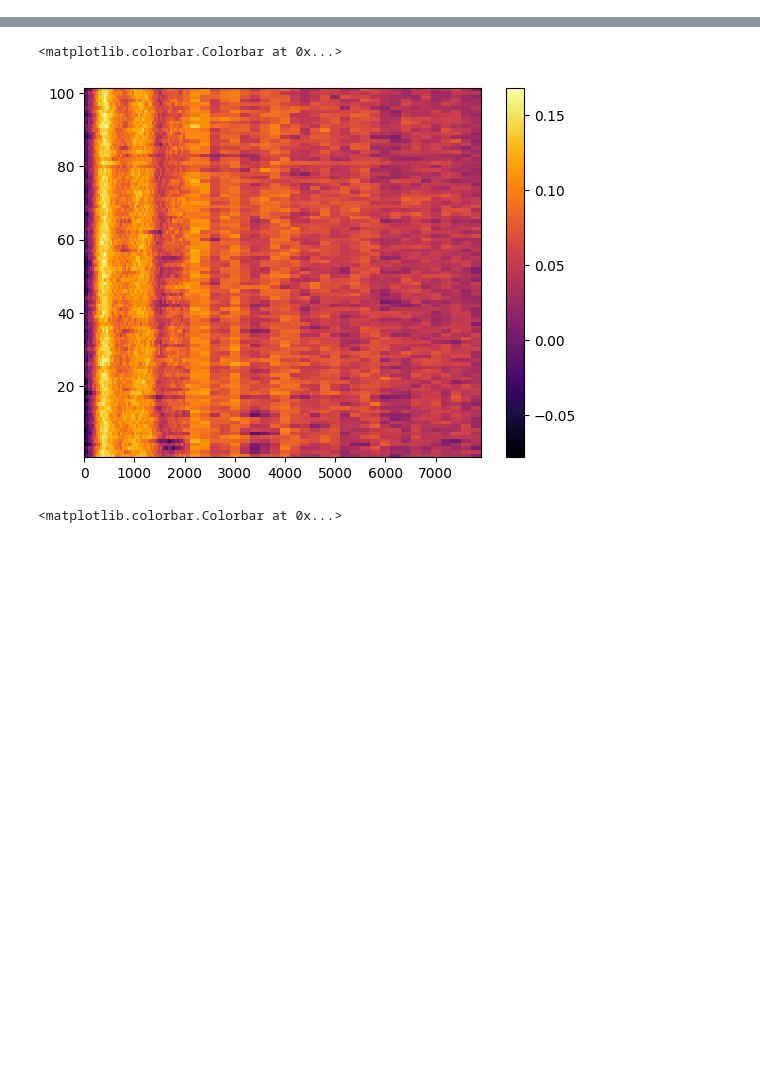
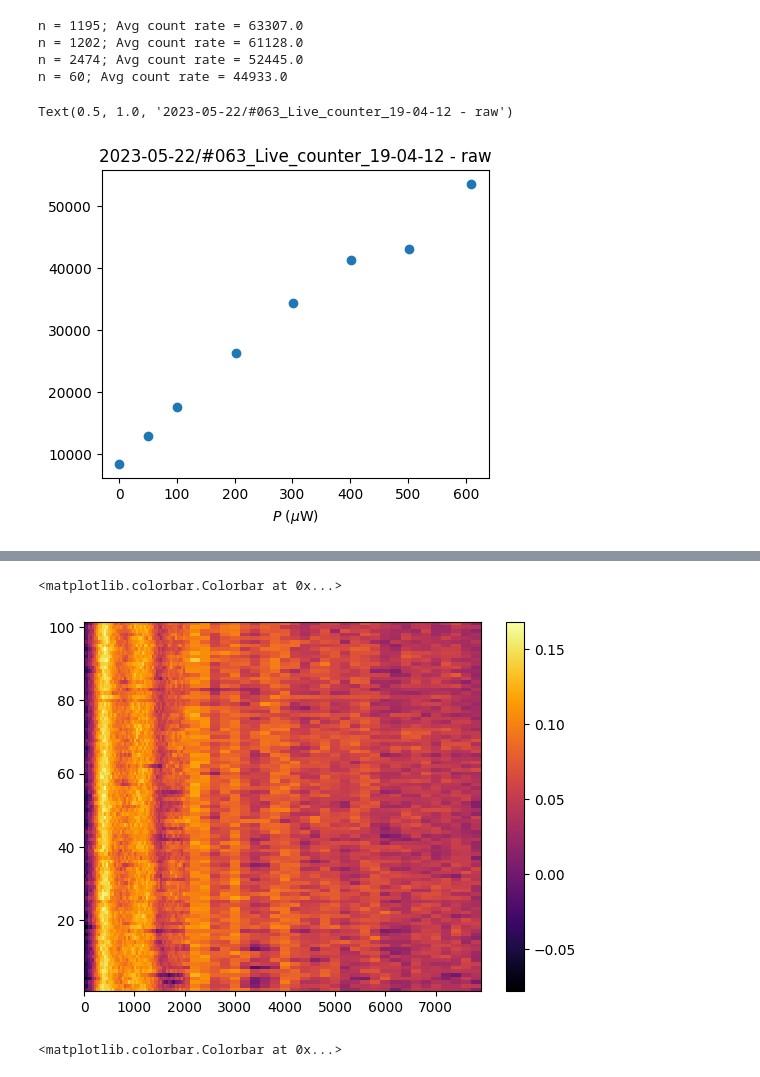
Before and after one commit to lukinlab2d/NV_control, a Jupyter notebook: B00_codes/dataReader_nb.ipynb, the cells around one changed output, grey strips where cells are left out. Saved outputs shown, nothing was run; the diff lists cells and outputs as text; code cells hidden in the pictures; blank space fills up the shorter version.

```diff
--- a/B00_codes/dataReader_nb.ipynb
+++ b/B00_codes/dataReader_nb.ipynb
@@ -201,0 +14,32 @@ def readDataNoPlot(datafile):
+# %%
+# Saturation rate
+days = np.linspace(22,22,1)
+dataArr = []
+for day in days:
+    mainFolder = 'C:/Users/lukin2dmaterials/data/2023-05-' + str(int(day)) + '/'
+    for dataFolder in os.listdir(mainFolder):
+        # print(dataFolder)
+        if 'counter' in dataFolder:
+            idx = int(dataFolder[1:4])
+            if idx > 0:
+                datafile = mainFolder + dataFolder +'/time_s_set.dat'
+                x_s, sig = dr.readDataNoRef(datafile)
+                sig = np.array(sig[0:-1])
+                n = len(x_s)
+                print("n = " + str(n) + "; Avg count rate = " + str(np.round(np.average(sig))))
+# %% [output]
+n = 1195; Avg count rate = 63307.0
+n = 1202; Avg count rate = 61128.0
+n = 2474; Avg count rate = 52445.0
+n = 60; Avg count rate = 44933.0
+# %%
+fig, ax = plt.subplots(figsize=(5,4))
+x = np.array((610,402,301,203,100,50.4,0,502))
+y = np.array((53516,41233,34321,26208,17437,12825,8367,43057))
+plot = ax.plot(x,y, 'o')
+ax.set_xlabel(r"$P$ ($\mu$W)")
+ax.set_xlabel(r"$P$ ($\mu$W)")
+ax.set_title(datafile.split('/')[4] + "/" + datafile.split('/')[5] + " - raw")
+# %% [output]
+Text(0.5, 1.0, '2023-05-22/#063_Live_counter_19-04-12 - raw')
+[figure, added]
```
Also changed, not shown: parts of 17 cells of this notebook, 54 other files.
